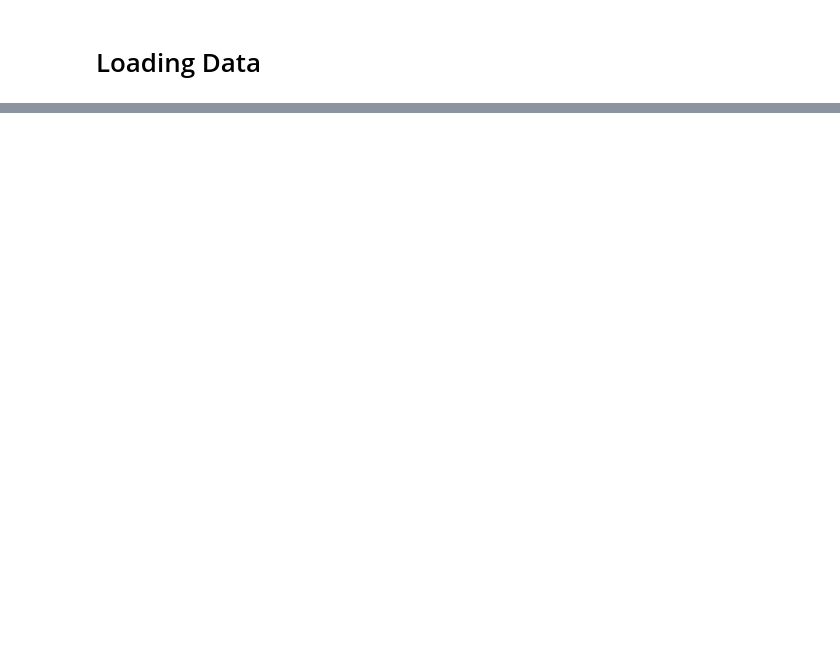
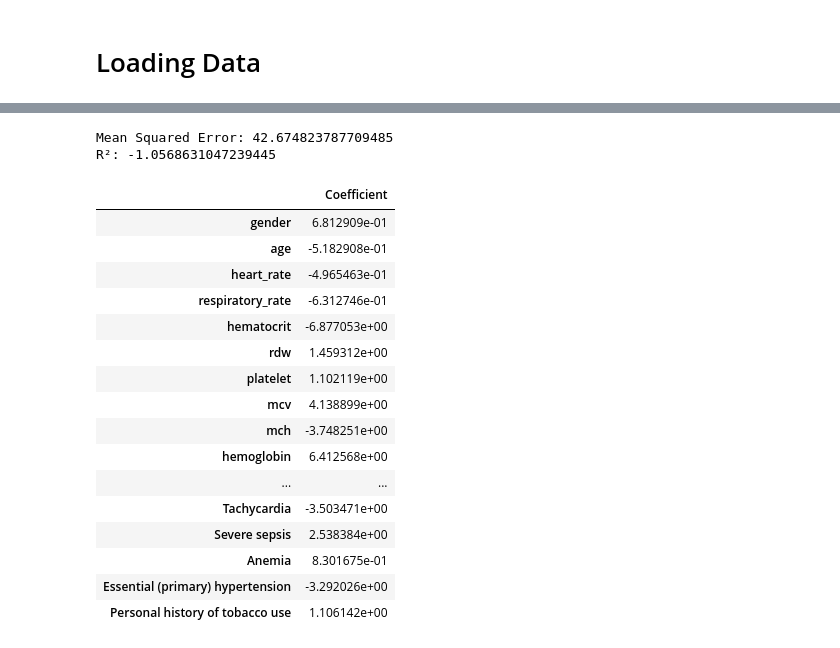
Before and after one commit to sitdownkevin/IBD-EDA, a Jupyter notebook: aes/lr_die_in_icu.ipynb, the cells around one changed output, grey strips where cells are left out. Drawn from its saved outputs; the diff is of its cells as text; code cells hidden in the pictures; blank space fills up the shorter version.

```diff
--- a/aes/lr_die_in_icu.ipynb
+++ b/aes/lr_die_in_icu.ipynb
@@ -86,0 +87,51 @@ Accuracy with best parameters: 42.857142857142854
+# %%
+import pandas as pd
+from sklearn.linear_model import LinearRegression
+from sklearn.metrics import mean_squared_error
+import matplotlib.pyplot as plt
+
+def run(data):
+    X = data.loc[:, data.columns != 'los']
+    y = data.loc[:, data.columns == 'los']
+
+    X_train, X_test, y_train, y_test = train_test_split(X, y, test_size=0.3, random_state=42)
+
+    model = LinearRegression()
+
+    model.fit(X_train, y_train)
+
+    res = pd.DataFrame(model.coef_.reshape(-1), index=X.columns, columns=['Coefficient'])
+
+    y_pred = model.predict(X_test)
+
+    mse = mean_squared_error(y_test, y_pred)
+    r2 = r2_score(y_test, y_pred)
+
+    print(f"Mean Squared Error: {mse}")
+    print(f"R²: {r2}")
+
+    return res, model
+# %%
+res, model = run(data)
+
+res
+# %% [output]
+Mean Squared Error: 42.674823787709485
+R²: -1.0568631047239445
+|  | Coefficient |
+| gender | 6.812909e-01 |
+| age | -5.182908e-01 |
+| heart_rate | -4.965463e-01 |
+| respiratory_rate | -6.312746e-01 |
+| hematocrit | -6.877053e+00 |
+| rdw | 1.459312e+00 |
+| platelet | 1.102119e+00 |
+| mcv | 4.138899e+00 |
+| mch | -3.748251e+00 |
+| hemoglobin | 6.412568e+00 |
+| ... | ... |
+| Tachycardia | -3.503471e+00 |
+| Severe sepsis | 2.538384e+00 |
+| Anemia | 8.301675e-01 |
+| Essential (primary) hypertension | -3.292026e+00 |
+| Personal history of tobacco use | 1.106142e+00 |
```
Also changed, not shown: parts of 3 cells of this notebook, 9 other files.
